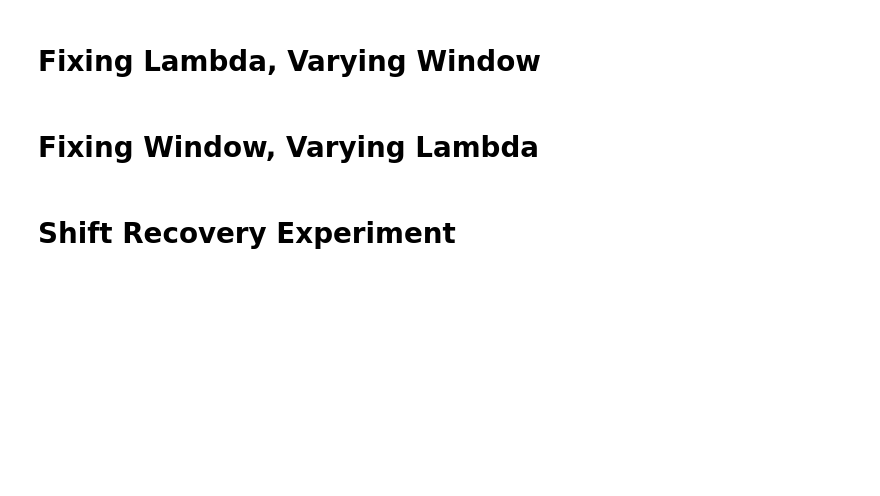
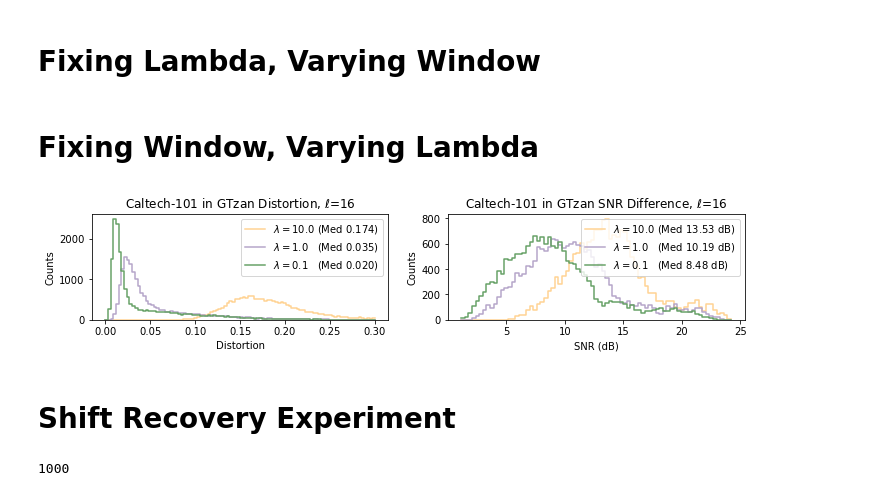
Before and after one commit to ctralie/AudioCurveSteganography, a Jupyter notebook: figures/ExperimentFigures.ipynb, the cells around one changed output. Drawn from its saved outputs; the diff is of its cells as text; code cells hidden in the pictures; blank space fills up the shorter version.

```diff
--- a/figures/ExperimentFigures.ipynb
+++ b/figures/ExperimentFigures.ipynb
@@ -11,13 +11,13 @@ d = {'win':[], 'fit_lam':[], 'do_viterbi':[],
      'path_filename':[],
      'length':[], 'elapsed':[]}
 
-description = "3D MeshSeg in GTzan"
-fileprefix = "MeshSegGTzan"
+description = "Caltech-101 in GTzan"
+fileprefix = "Caltech101GTzan"
 keys = ['win', 'fit_lam', 'do_viterbi', 'snr_before', 'distortion_before', 'length_before', 'snr', 'distortion', 'length', 'elapsed']
 filename = ""
 orig_length = 0
-files = glob.glob("../results/LowFreq_Final/3D*.txt")# + glob.glob("../results/LowFreq2/*.txt")
-#files = [f for f in files if not "3D" in f]
+files = glob.glob("../results/LowFreq_Final/*.txt")# + glob.glob("../results/LowFreq2/*.txt")
+files = [f for f in files if not "3D" in f]
 print(len(files))
 for f in files:
     fin = open(f)
@@ -148,34 +152,36 @@ c = plt.cm.Accent
 fit_lam_palette = {0.1:0.8*np.array(list(c.colors[0])),
           1.0:0.95*np.array(list(c.colors[1])),
           10.0:np.minimum(1, np.array(list(c.colors[2]))*1.1),
           np.inf:np.array(list(c.colors[3]))}
 df2 = df.loc[df['win'] == 16]
 fac = 0.65
-plt.figure(figsize=(fac*18, fac*4))
+plt.figure(figsize=(fac*18, fac*3))
 win = 16
 plt.subplot(121)
 sns.histplot(df2, x="distortion", hue="fit_lam", palette=palette, element="step", binwidth=0.003, binrange=[0, 0.3], fill=False)
 plt.title("{} Distortion, $\ell$={}".format(description, win))
 legend = []
 key_str = {0.1:"0.1  ", 1:"1.0  ", 10:"10.0"}
 for fit_lam in fit_lams:
     mu = np.median(df2.loc[df2['fit_lam'] == fit_lam]['distortion'])
     legend.append("$\\lambda=${} (Med {:.3f})".format(key_str[fit_lam], mu))
 plt.legend(legend[::-1])
 plt.xlabel("Distortion")
 plt.ylabel("Counts")
 
 plt.subplot(122)
 sns.histplot(df2, x="snr", hue="fit_lam", palette=palette, element="step", fill=False)
 plt.title("{} SNR Difference, $\ell$={}".format(description, win))
 legend = []
 for fit_lam in fit_lams:
     mu = np.median(df2.loc[df2['fit_lam'] == fit_lam]['snr'])
     legend.append("$\\lambda=${} (Med {:.2f} dB)".format(key_str[fit_lam], mu))
 plt.legend(legend[::-1])
 plt.xlabel("SNR (dB)")
 plt.ylabel("Counts")
 plt.savefig("{}FixedWin.svg".format(fileprefix), bbox_inches='tight')
+# %% [output]
+[figure, added]
 # %% [markdown]
 # Shift Recovery Experiment
 # %%
@@ -193,6 +199,8 @@ for f in files:
     for key in fields:
         if key in keys:
             d[key] += fields[key]
+# %% [output]
+1000
 # %%
 df = pd.DataFrame(data=d)
 df = df.loc[(df['fit_lam'] == 0.1)]
```
Also changed, not shown: parts of 3 cells of this notebook, 14 other files.
